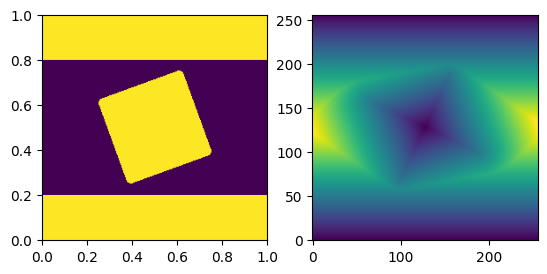
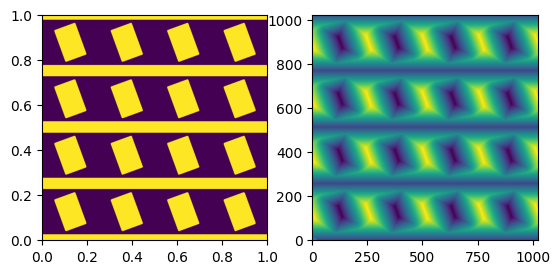
The notebook cell's code change between the first figure and the second:
--- before
+++ after
@@ -1,14 +1,14 @@
 # Stripe
 offset        = torch.nn.Parameter(torch.tensor(0.0))
-width          = torch.nn.Parameter(torch.tensor(0.4))
+width          = torch.nn.Parameter(torch.tensor(0.2))
 axis         = 'x'
 
 stripe = Stripe(offset, width, axis)
 stripe = stripe.to(dtype=dtype, device=device)
-stripe_cell = UnitCell(lattice=lattice, scene=stripe.union(rect.rotate(-0, origin=(0.5, 0.5))))
+stripe_cell = UnitCell(lattice=lattice, scene=(stripe.union(rect.rotate(-0, origin=(0.5, 0.5)))))
 
-image = stripe_cell.mask(nx, ny, repeat=(1, 1), cartesian=True)
+image = stripe_cell.mask(nx, ny, repeat=(4, 4), cartesian=True)
 
-sdf = stripe_cell.rasterize(nx, ny, cartesian=True, repeat=(1, 1))
+sdf = stripe_cell.rasterize(nx, ny, cartesian=True, repeat=(4, 4))
 
 fc = torch.tensor([[0,0],[1,0],[0,1],[1,1]], dtype=lattice.dtype, device=lattice.device)
@@ -22,2 +22,3 @@
 plt.subplot(122)
 plt.imshow(sdf.cpu().detach(), origin='lower')
+plt.scatter(stripe_cell.boundary_points()[:,0], stripe_cell.boundary_points()[:,1], s = 10)

Commit: Changing logic is finished. The state is restored with better maintainability and working logic.